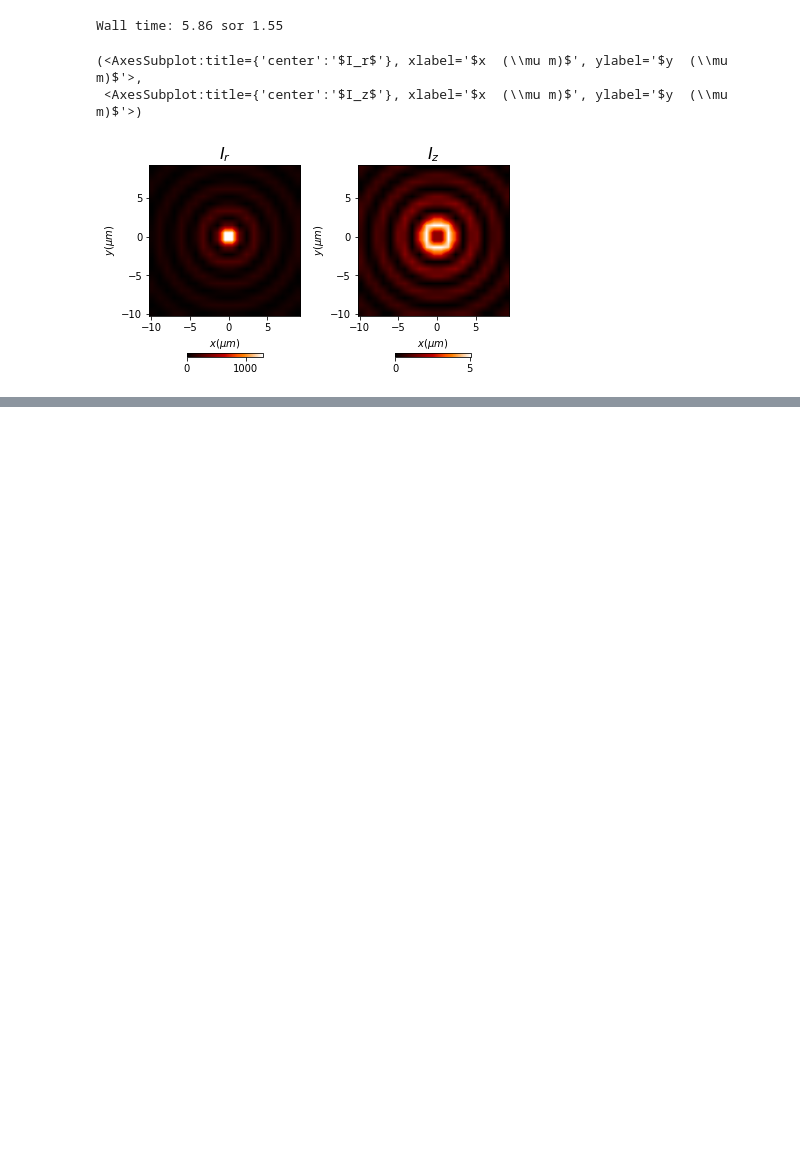
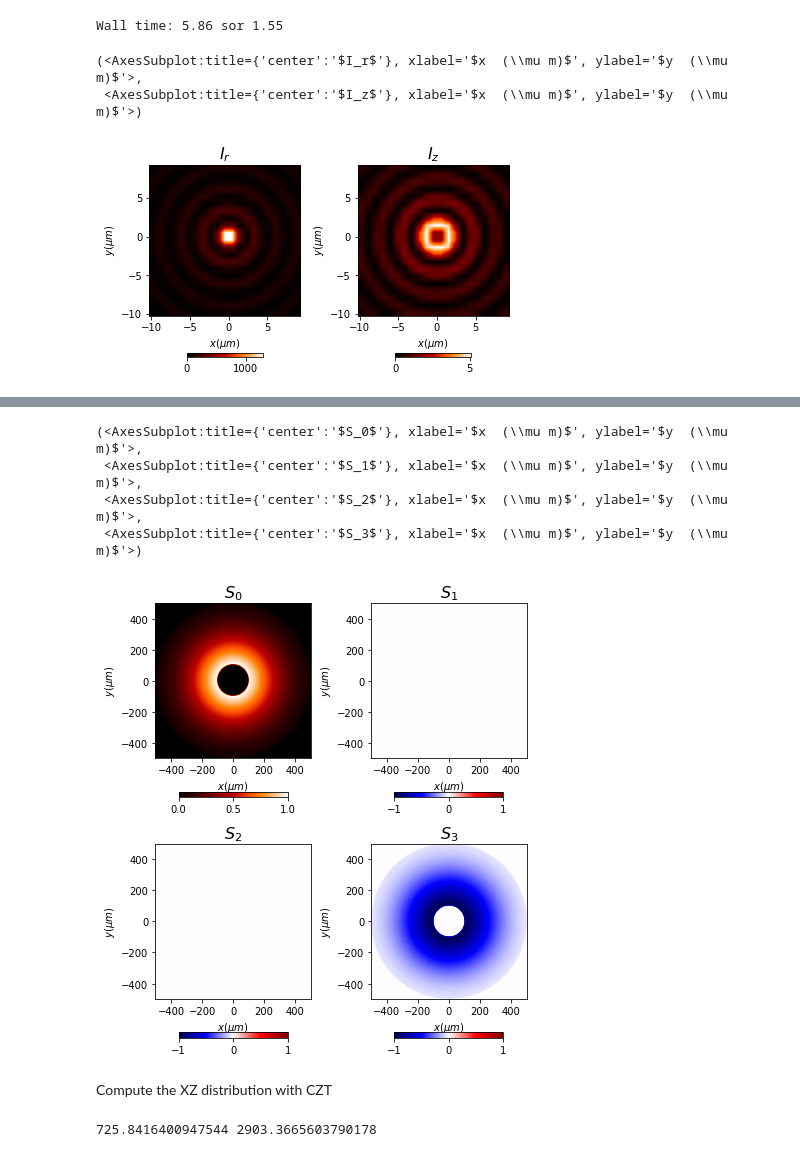
Before and after one commit to prhuft/fourier-optics, a Jupyter notebook: diffractio/axicon_VCZT.ipynb, the cells around one changed output, grey strips where cells are left out. Cells and saved outputs as stored; diff of their text form; code cells hidden in the pictures; blank space fills up the shorter version.

```diff
--- a/diffractio/axicon_VCZT.ipynb
+++ b/diffractio/axicon_VCZT.ipynb
@@ -199,0 +244,18 @@ Wall time: 5.86 sor 1.55
+# %%
+E0.draw('stokes')
+# %% [output]
+(<AxesSubplot:title={'center':'$S_0$'}, xlabel='$x  (\\mu m)$', ylabel='$y  (\\mu m)$'>,
+ <AxesSubplot:title={'center':'$S_1$'}, xlabel='$x  (\\mu m)$', ylabel='$y  (\\mu m)$'>,
+ <AxesSubplot:title={'center':'$S_2$'}, xlabel='$x  (\\mu m)$', ylabel='$y  (\\mu m)$'>,
+ <AxesSubplot:title={'center':'$S_3$'}, xlabel='$x  (\\mu m)$', ylabel='$y  (\\mu m)$'>)
+[figure, added]
+# %% [markdown]
+Compute the XZ distribution with CZT
+# %%
+x_samp = 10*um
+x_out = linspace(-x_samp, x_samp, 256)
+y_out = 0.
+z = linspace(10*um,1.5*zmax,128)
+print(zmin,zmax)
+# %% [output]
+725.8416400947544 2903.3665603790178
```
Also changed, not shown: parts of 14 cells of this notebook.
